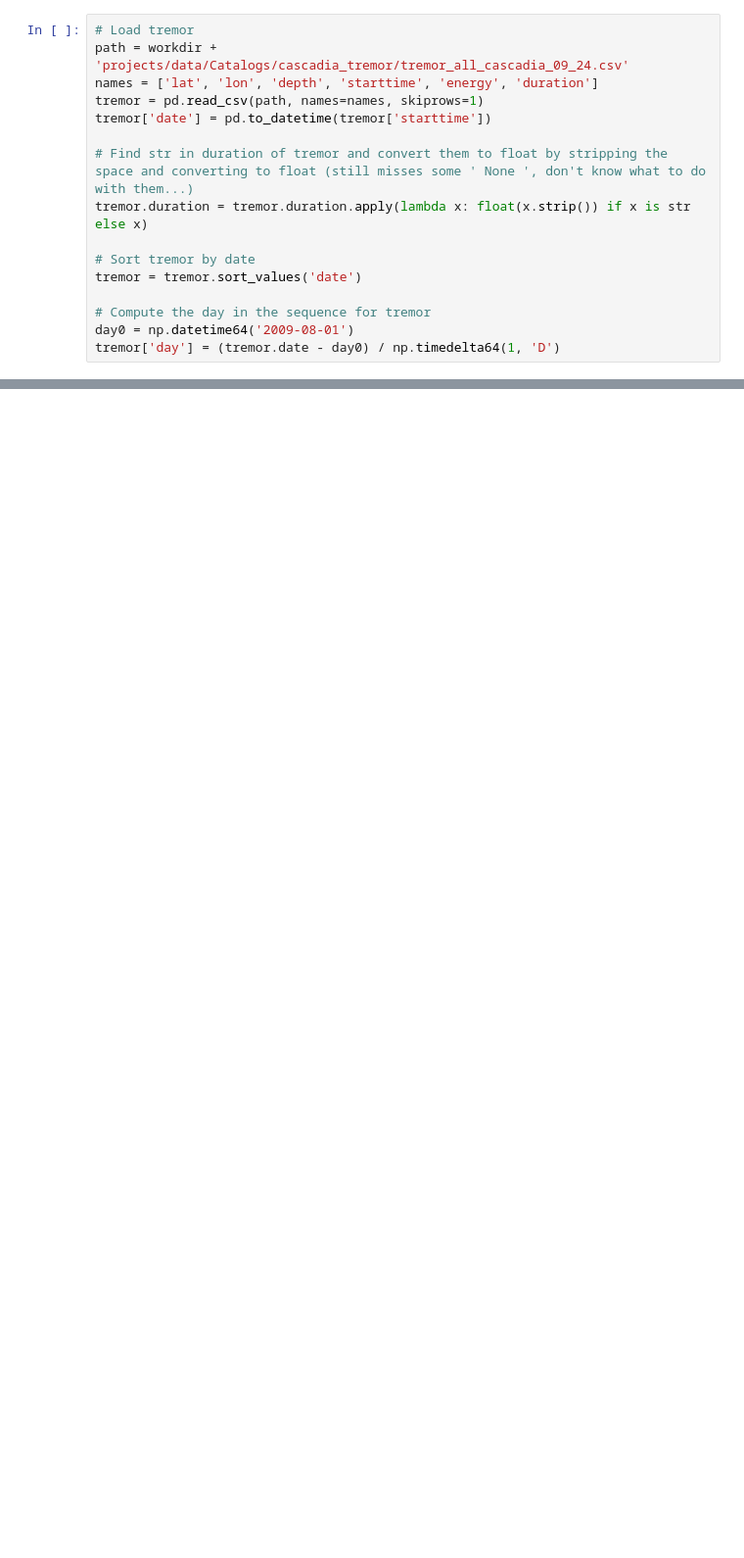
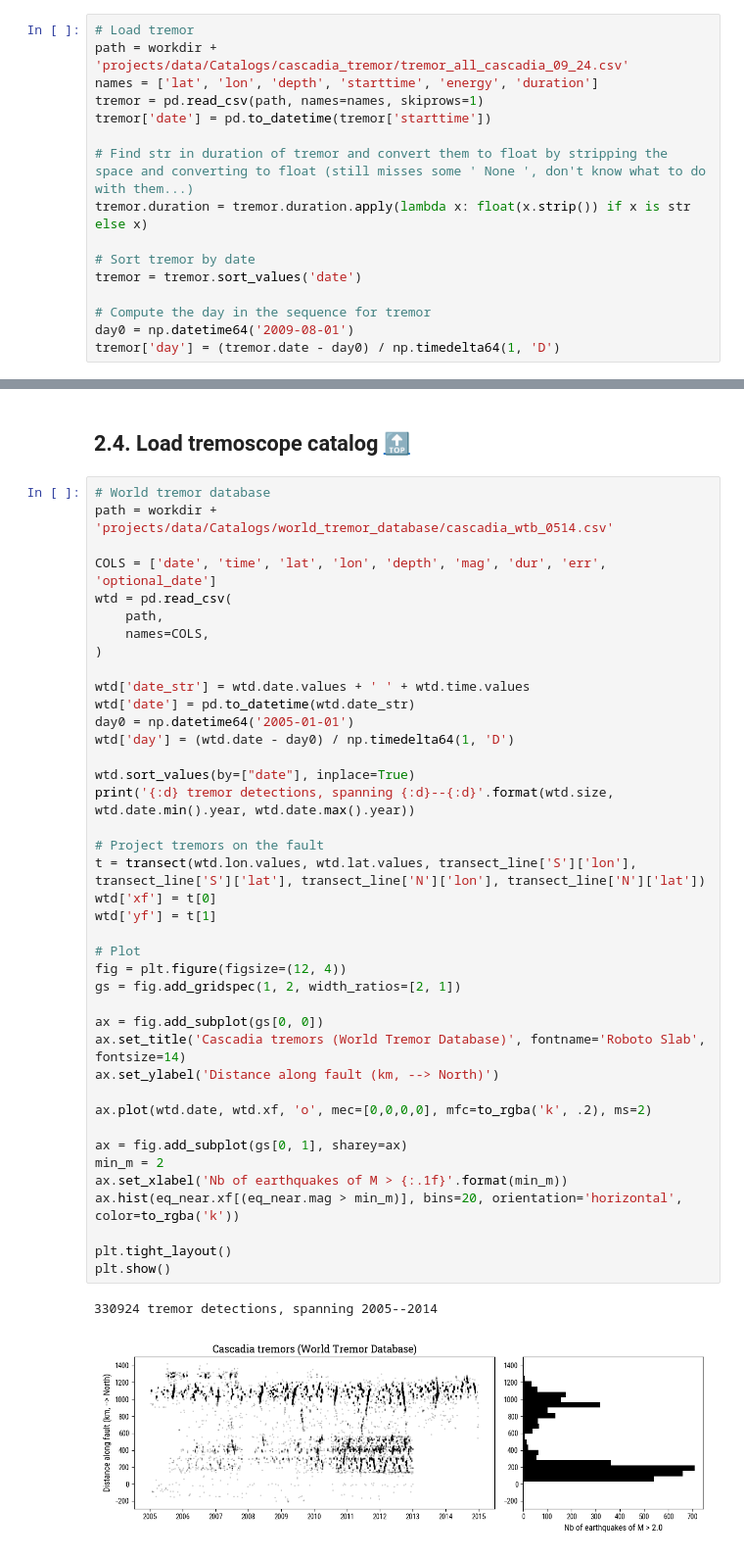
Before and after one commit to gfarge/tremor_v_eq, a Jupyter notebook: cascadia_overview.ipynb, the cells around one changed output, grey strips where cells are left out. Shown at 98% size. Drawn from its saved outputs; the diff is of its cells as text; blank space fills up the shorter version.

```diff
--- a/cascadia_overview.ipynb
+++ b/cascadia_overview.ipynb
@@ -444,0 +309,45 @@ plt.show()
+# %% [markdown]
+## 2.4. <a id='toc2_4_'></a>Load tremoscope catalog [&#128285;](#toc0_)
+# %%
+# World tremor database
+path = workdir + 'projects/data/Catalogs/world_tremor_database/cascadia_wtb_0514.csv'
+
+COLS = ['date', 'time', 'lat', 'lon', 'depth', 'mag', 'dur', 'err', 'optional_date']
+wtd = pd.read_csv(
+    path,
+    names=COLS,
+)
+
+wtd['date_str'] = wtd.date.values + ' ' + wtd.time.values
+wtd['date'] = pd.to_datetime(wtd.date_str)
+day0 = np.datetime64('2005-01-01')
+wtd['day'] = (wtd.date - day0) / np.timedelta64(1, 'D')
+
+wtd.sort_values(by=["date"], inplace=True)
+print('{:d} tremor detections, spanning {:d}--{:d}'.format(wtd.size, wtd.date.min().year, wtd.date.max().year))
+
+# Project tremors on the fault
+t = transect(wtd.lon.values, wtd.lat.values, transect_line['S']['lon'], transect_line['S']['lat'], transect_line['N']['lon'], transect_line['N']['lat'])
+wtd['xf'] = t[0]
+wtd['yf'] = t[1]
+
+# Plot
+fig = plt.figure(figsize=(12, 4))
+gs = fig.add_gridspec(1, 2, width_ratios=[2, 1])
+
+ax = fig.add_subplot(gs[0, 0])
+ax.set_title('Cascadia tremors (World Tremor Database)', fontname='Roboto Slab', fontsize=14)
+ax.set_ylabel('Distance along fault (km, --> North)')
+
+ax.plot(wtd.date, wtd.xf, 'o', mec=[0,0,0,0], mfc=to_rgba('k', .2), ms=2)
+
+ax = fig.add_subplot(gs[0, 1], sharey=ax)
+min_m = 2
+ax.set_xlabel('Nb of earthquakes of M > {:.1f}'.format(min_m))
+ax.hist(eq_near.xf[(eq_near.mag > min_m)], bins=20, orientation='horizontal', color=to_rgba('k'))
+
+plt.tight_layout()
+plt.show()
+# %% [output]
+330924 tremor detections, spanning 2005--2014
+[figure, added]
```
Also changed, not shown: parts of 29 cells of this notebook, 8 other files.
